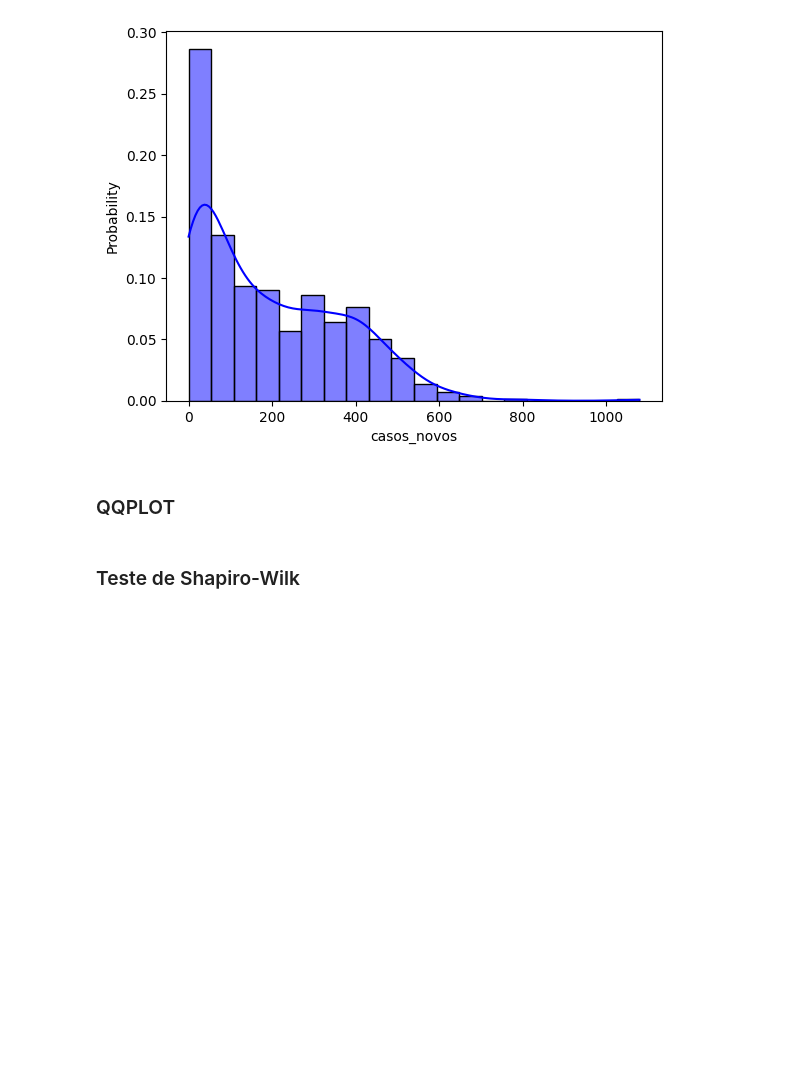
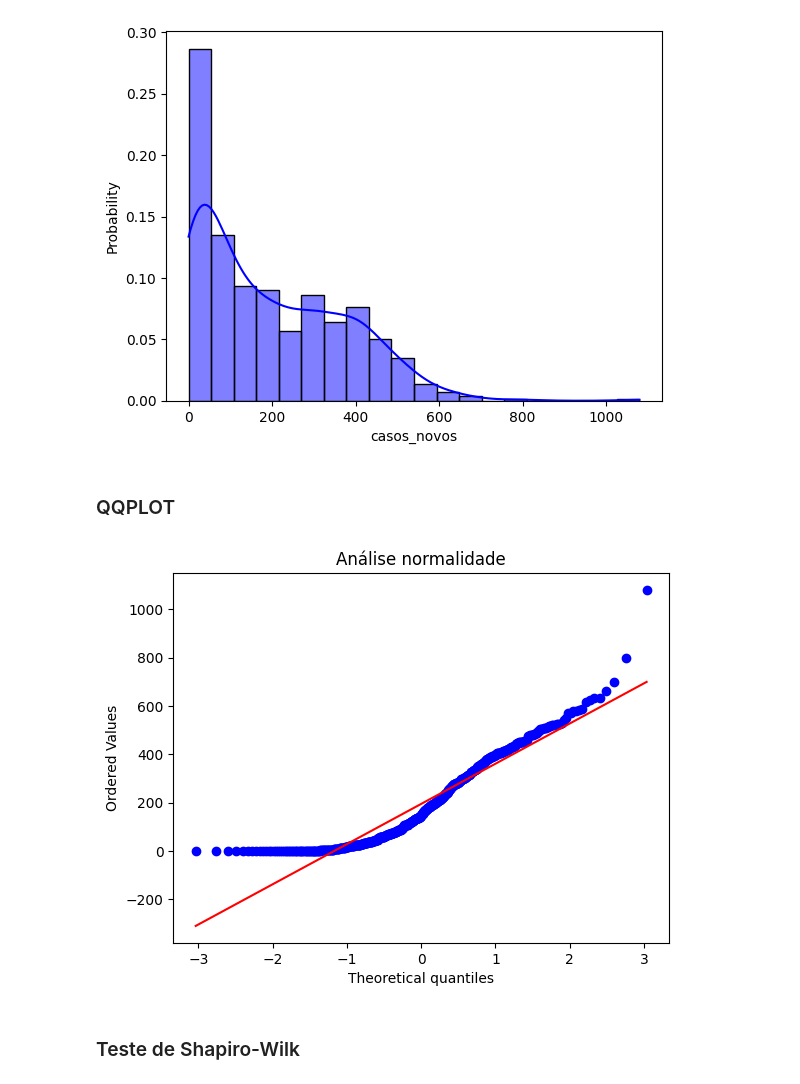
Before and after one commit to GuilhermeFogolin/Python-Dados-Machine-Learning, a Jupyter notebook: Análise_Projeto_01.ipynb, the cells around one changed output. Saved outputs shown, nothing was run; the diff lists cells and outputs as text; code cells hidden in the pictures; blank space fills up the shorter version.

```diff
--- a/Análise_Projeto_01.ipynb
+++ b/Análise_Projeto_01.ipynb
@@ -552,8 +552,10 @@ import scipy.stats as stats
 import matplotlib.pyplot as plt
 # %%
 stats.probplot(covid_campinas['casos_novos'], dist="norm", plot=plt)
-plt.title("Análise Normalidade")
+plt.title("Análise normalidade")
 plt.show()
+# %% [output]
+[figure, added]
 # %% [markdown]
 ### Teste de Shapiro-Wilk
 # %% [markdown]
```
Also changed, not shown: parts of 3 cells of this notebook.
